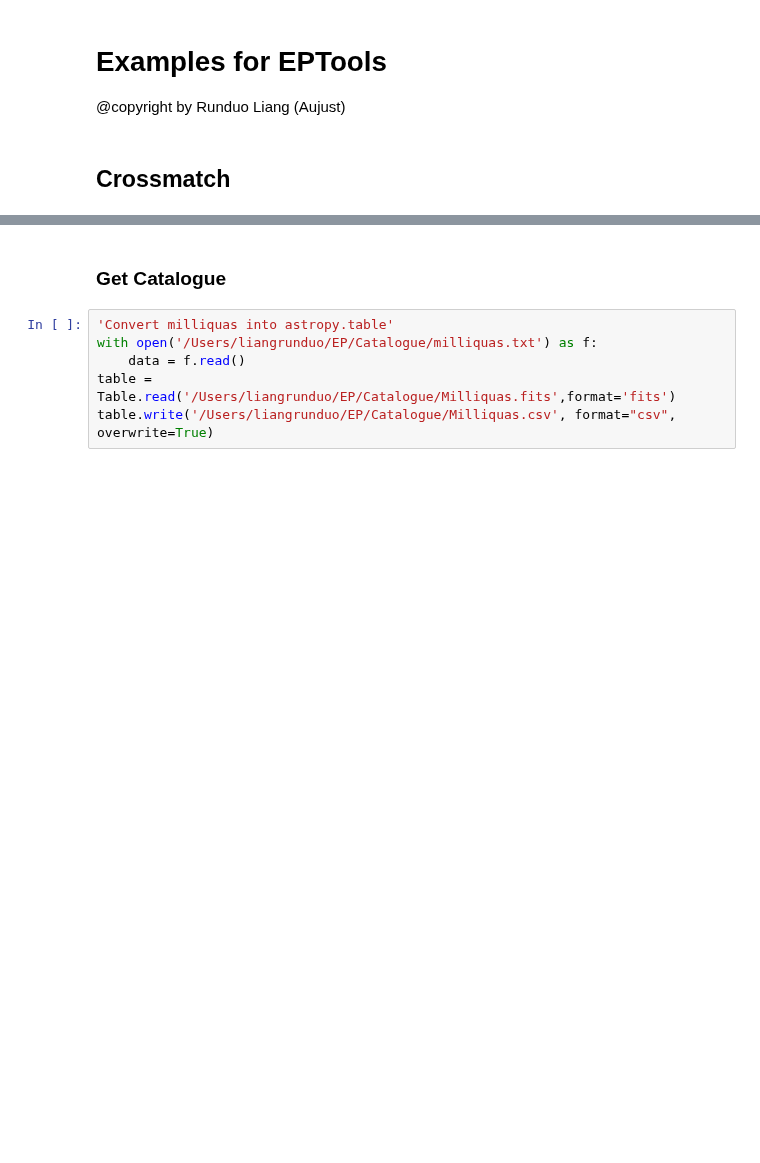
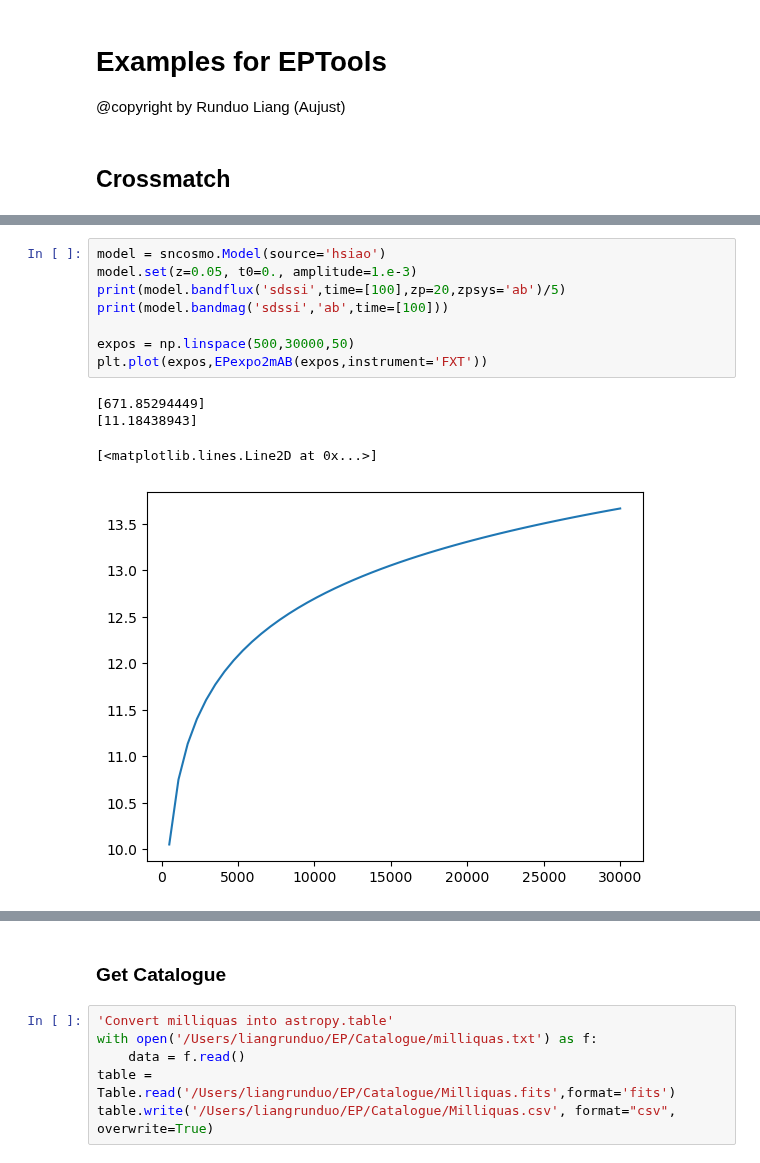
Before and after one commit to LAujust/EPTools, a Jupyter notebook: Examples.ipynb, the cells around one changed output, grey strips where cells are left out. Saved outputs shown, nothing was run; the diff lists cells and outputs as text; blank space fills up the shorter version.

```diff
--- a/Examples.ipynb
+++ b/Examples.ipynb
@@ -23,0 +45,13 @@ from xspec import *
+# %%
+model = sncosmo.Model(source='hsiao')
+model.set(z=0.05, t0=0., amplitude=1.e-3)
+print(model.bandflux('sdssi',time=[100],zp=20,zpsys='ab')/5)
+print(model.bandmag('sdssi','ab',time=[100]))
+
+expos = np.linspace(500,30000,50)
+plt.plot(expos,EPexpo2mAB(expos,instrument='FXT'))
+# %% [output]
+[671.85294449]
+[11.18438943]
+[<matplotlib.lines.Line2D at 0x...>]
+[figure, added]
```
Also changed, not shown: parts of 5 cells of this notebook, 1 other file.
